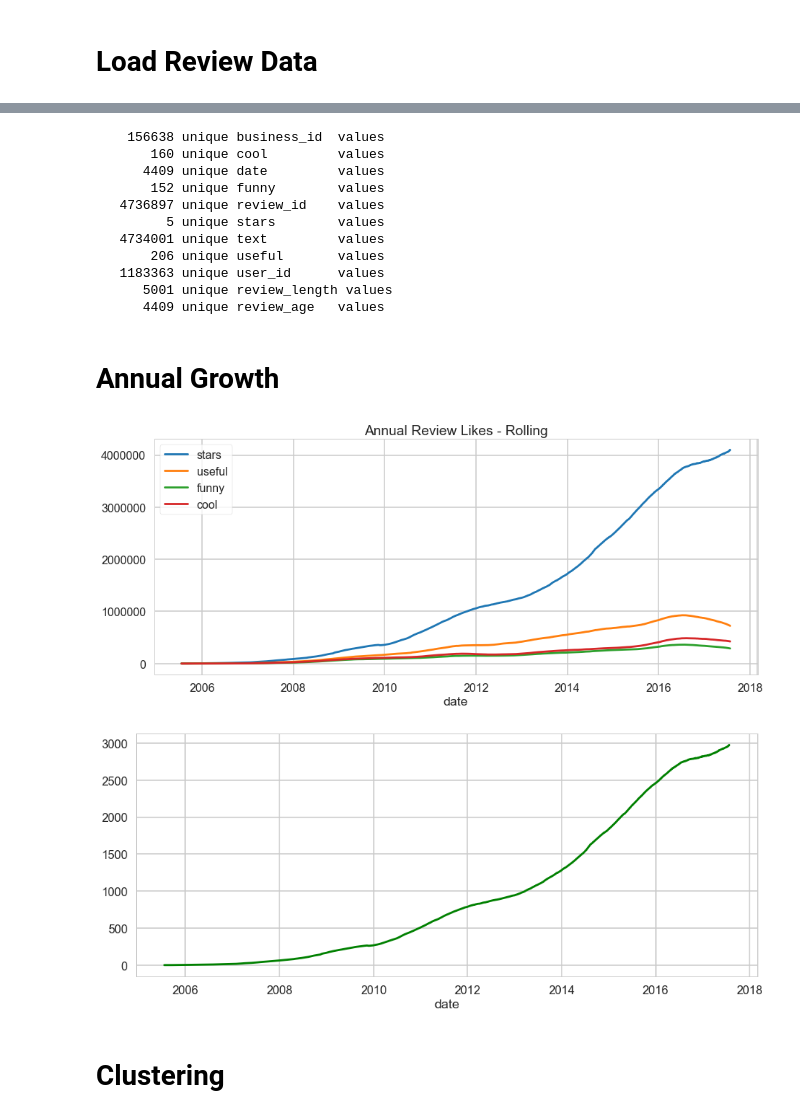
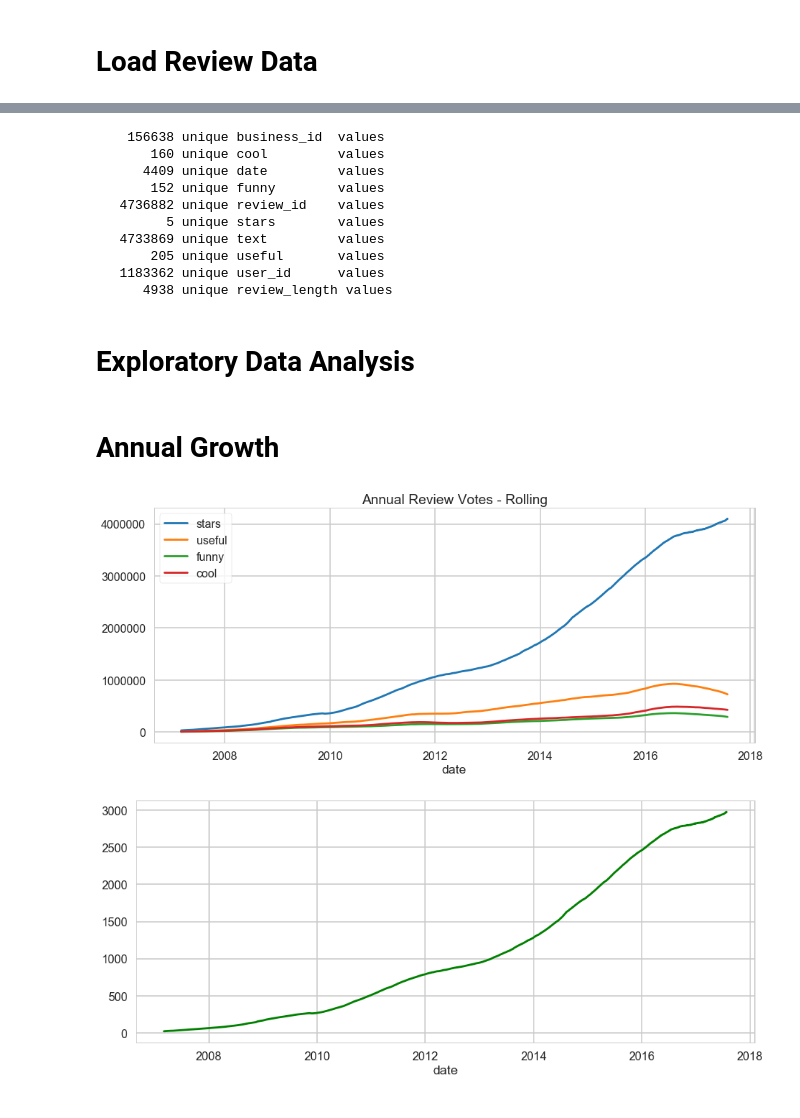
Before and after one commit to samgutentag/yelpsubtopics, a Jupyter notebook: 02_DataExploration/EDA_03_Review_Data.ipynb, the cells around one changed output, grey strips where cells are left out. Drawn from its saved outputs; the diff is of its cells as text; code cells hidden in the pictures.

```diff
--- a/02_DataExploration/EDA_03_Review_Data.ipynb
+++ b/02_DataExploration/EDA_03_Review_Data.ipynb
@@ -43,16 +43,14 @@ DO_WRITE_CHARTS = False
 time_marker(text='Loading Review Data...')
 
 reviews = pd.DataFrame()
-file_path_slug = '../clean_data/reviews/*_with_age_clean.csv'
+file_path_slug = '../clean_data/reviews/*.csv'
 file_list = glob(file_path_slug)
 
 
 # Chunk Settings
 chunks = list()
 chunksize = 10000
-newest_review_date = pd.Timestamp('2017-07-26')
-
-for ii, file in enumerate(file_list):
+for ii, file in enumerate(sorted(file_list)):
     time_marker('Reading {} of {} {}...'.format(ii+1, len(file_list), file))
     num_chunks = math.ceil(sum(1 for row in open(file, 'r'))/chunksize)
     format_width = len(str(num_chunks))
@@ -61,21 +59,10 @@ for ii, file in enumerate(file_list):
     for jj, chunk in enumerate(pd.read_csv(file, chunksize=chunksize, iterator=True, index_col=0, parse_dates=['date'])):
 
         # drop reviews with missing review text
-        chunk = chunk[~chunk.text.isnull()].copy()
-
-        # lowercase text
-#         chunk.text = chunk.text.str.lower()
-#         chunk['review_length'] = chunk.text.str.len()
-
-#         # append review age in days, previously found the 'newest review' to be 2017-07-26
-#         chunk['review_age'] = chunk.apply(lambda row: (newest_review_date - row.date).days, axis=1)
-
+        chunk = chunk[(~chunk.text.isnull()) & (~chunk.user_id.isnull())].copy()
 
         # append chunk to chunks list
         chunks.append(chunk)
-
-        if jj % 10 == 0 or jj == num_chunks:
-            time_marker(text='\tfinished chunk {} of {}'.format(str(jj+1).rjust(format_width), str(num_chunks).rjust(format_width)))
 
 time_marker(text='merging to dataframe...')
 reviews = pd.concat(chunks)
@@ -104,3 +91,14 @@ time_marker(text='Complete!')
+# %%
+reviews['date'] = pd.to_datetime(reviews['date'])
+
+reviews['cool']             = reviews['cool'].astype(int)
+reviews['funny']            = reviews['funny'].astype(int)
+reviews['stars']            = reviews['stars'].astype(int)
+
+reviews['useful'].fillna(0, inplace=True)
+reviews['useful']           = reviews['useful'].astype(int)
+
+reviews['review_length']    = reviews['review_length'].astype(int)
 # %%
 reviews.head()
 # %% [output]
@@ -160,33 +134,32 @@ for col in reviews.columns:
        160 unique cool         values
       4409 unique date         values
        152 unique funny        values
-   4736897 unique review_id    values
+   4736882 unique review_id    values
          5 unique stars        values
-   4734001 unique text         values
-       206 unique useful       values
-   1183363 unique user_id      values
-      5001 unique review_length values
-      4409 unique review_age   values
+   4733869 unique text         values
+       205 unique useful       values
+   1183362 unique user_id      values
+      4938 unique review_length values
+# %% [markdown]
+# Exploratory Data Analysis
 # %% [markdown]
 # Annual Growth
 # %%
 reviews_df = reviews[['date', 'stars', 'useful' , 'funny', 'cool']].copy()
 reviews_by_date = reviews_df.groupby('date').sum()
 reviews_by_date.head(3)
 
 ax = reviews_by_date.resample('D').sum().rolling(365).sum().plot(figsize=FIG_SIZE)
 ax.legend(loc=2, frameon=True)
-ax.set_title('Annual Review Likes - Rolling')
+ax.set_title('Annual Review Votes - Rolling')
 plt.show()
 plt.close()
 # %% [output]
-[figure, old version]
+[figure, new version]
 # %%
 plt.subplots(figsize=FIG_SIZE)
 ax = reviews.groupby(reviews.date).count()['user_id'].resample('D').sum().rolling(365).mean().plot(color='g')
 plt.show()
 plt.close()
 # %% [output]
-[figure, old version]
+[figure, new version]
-# %% [markdown]
-# Clustering
```
Also changed, not shown: parts of 24 cells of this notebook, 2 other files.
